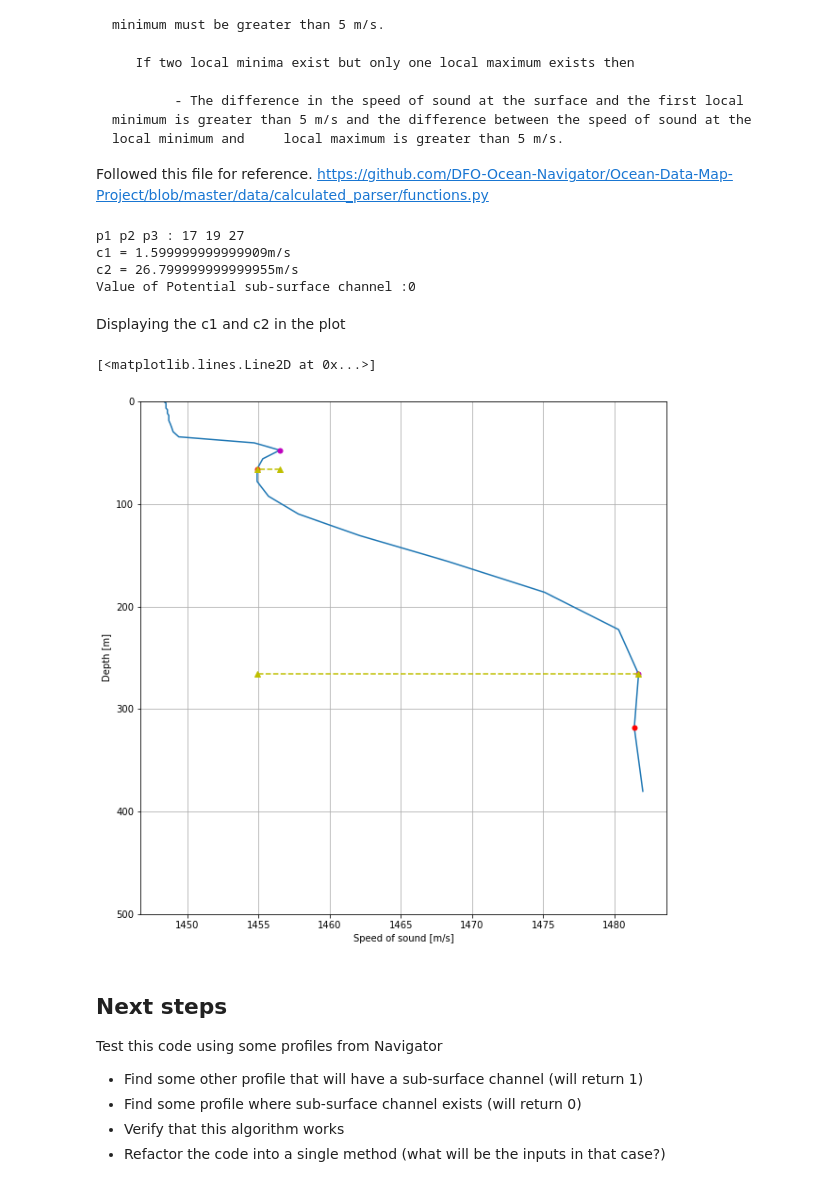
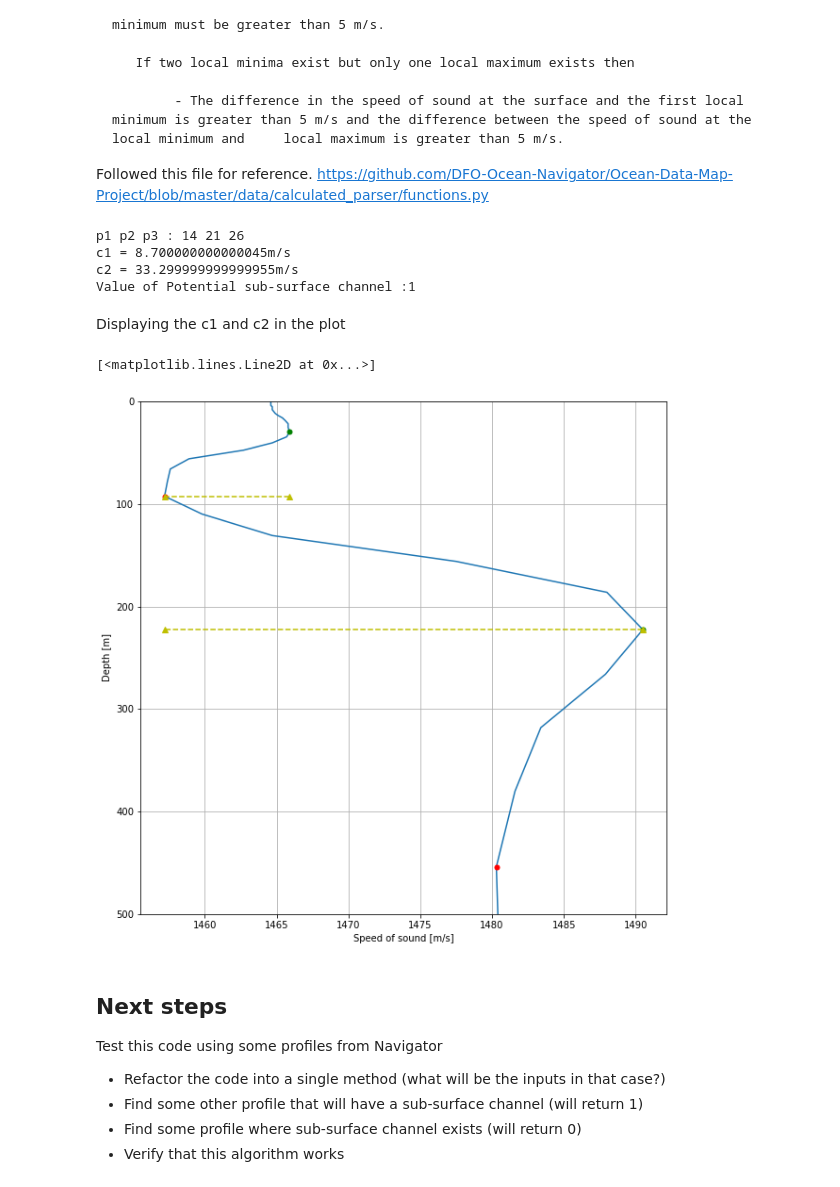
Before and after one commit to BaruaSourav/Ocean-Nav, a Jupyter notebook: Potential Sub Surface channel.ipynb, the cells around one changed output. Drawn from its saved outputs; the diff is of its cells as text; code cells hidden in the pictures.

```diff
--- a/Potential Sub Surface channel.ipynb
+++ b/Potential Sub Surface channel.ipynb
@@ -16,7 +16,7 @@ This notebook will contain the update as we step forward implementing the **Pote
 ### Importing a sample profile
 # %%
 #profile = pd.read_csv("sample-pssc-profiles/ts_giops_day_2021-01-22T16_45_30.510267.csv", comment='/')
-profile = pd.read_csv("sample-pssc-profiles/ts_giops_day_2021-01-22T16_45_30.510267.csv", header=2)
+profile = pd.read_csv("sample-pssc-profiles/ts_giops_day_2021-02-01T17 28 05.033836.csv", header=2)
 # %%
 profile.columns
 # %% [output]
@@ -121,36 +121,36 @@ else:
 
 print("Value of Potential sub-surface channel :" + str(has_PSSC))
 # %% [output]
-p1 p2 p3 : 17 19 27
-c1 = 1.599999999999909m/s
-c2 = 26.799999999999955m/s
-Value of Potential sub-surface channel :0
+p1 p2 p3 : 14 21 26
+c1 = 8.700000000000045m/s
+c2 = 33.299999999999955m/s
+Value of Potential sub-surface channel :1
 # %% [markdown]
 Displaying the c1 and c2 in the plot
 # %%
 fig, ax = plt.subplots(1,1,figsize=(10,10))
 ax.plot(sound_speed,depth)
 ax.grid(True)
 ax.set_ylim([500,0])
 ax.set_ylabel('Depth [m]')
 ax.set_xlabel('Speed of sound [m/s]')
 ax.plot(sound_speed[local_minima],depth[local_minima],'r.',markersize=10)
-ax.plot(sound_speed[local_maxima],depth[local_maxima],'m.',markersize=10)
+ax.plot(sound_speed[local_maxima],depth[local_maxima],'g.',markersize=10)
 #plotting c1
 x_p1p2 = [sound_speed[i] for i in [p1,p2]]
 y_p1p2 = [depth[i] for i in [p2,p2]]
 ax.plot(x_p1p2, y_p1p2, 'y^--',label= "c1")
 #plotting c2
 x_p3p2 = [sound_speed[i] for i in [p3,p2]]
 y_p3p2 = [depth[i] for i in [p3,p3]]
 ax.plot(x_p3p2, y_p3p2, 'y^--',label= "c2")
 # %% [output]
 [<matplotlib.lines.Line2D at 0x...>]
-[figure, old version]
+[figure, new version]
 # %% [markdown]
 ## Next steps
 Test this code using some profiles from Navigator
+- Refactor the code into a single method (what will be the inputs in that case?)
 - Find some other profile that will have a sub-surface channel (will return 1)
 - Find some profile where sub-surface channel exists (will return 0)
 - Verify that this algorithm works
-- Refactor the code into a single method (what will be the inputs in that case?)
```
Also changed, not shown: parts of 7 cells of this notebook, 6 other files.
